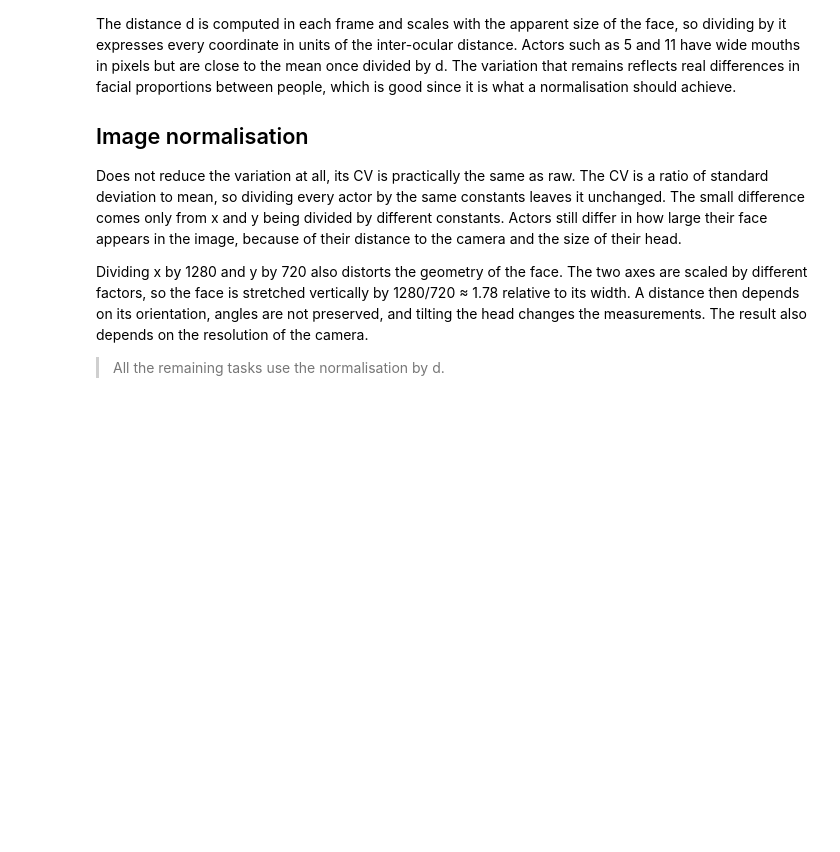
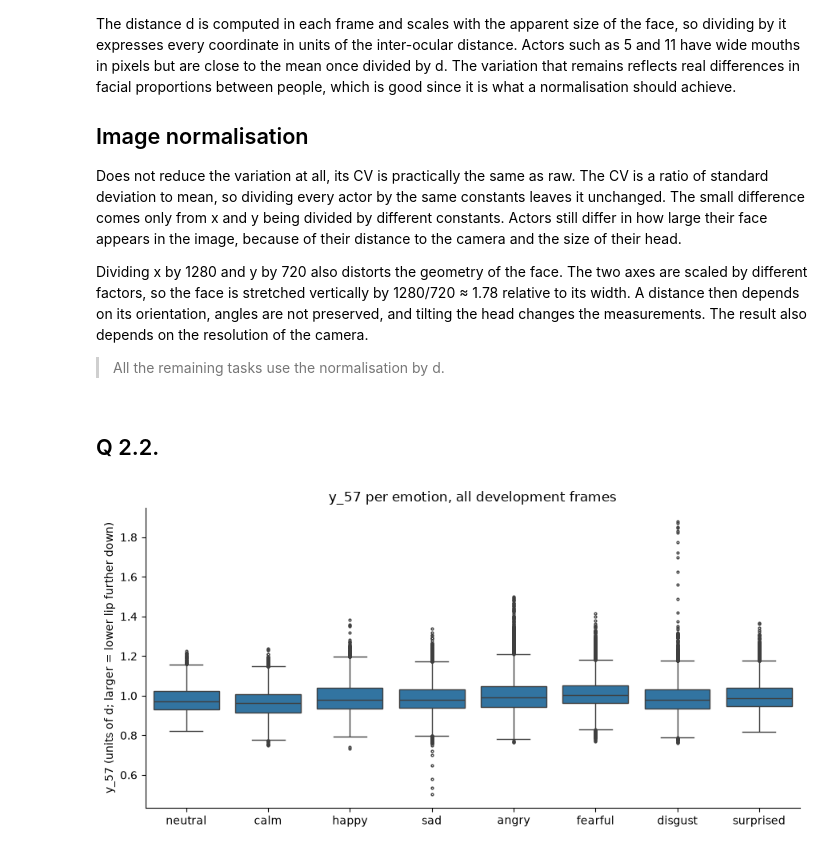
Before and after one commit to migasantunes/Emotion_Recognition, a Jupyter notebook: notebooks/02_quality.ipynb, the cells around one changed output. Drawn from its saved outputs; the diff is of its cells as text; code cells hidden in the pictures; blank space fills up the shorter version.

```diff
--- a/notebooks/02_quality.ipynb
+++ b/notebooks/02_quality.ipynb
@@ -195,3 +196,21 @@ Dividing x by 1280 and y by 720 also distorts the geometry of the face. The two
 A distance then depends on its orientation, angles are not preserved, and tilting the head changes the measurements. The result also depends on the resolution of the camera.
 
 > All the remaining tasks use the normalisation by d.
+# %% [markdown]
+## Q 2.2.
+# %%
+coord = "y_57"
+order = list(cfg.EMOTIONS.values())
+plot_df = df_d.assign(emotion_name=df_d["emotion"].map(cfg.EMOTIONS))
+
+fig, ax = plt.subplots(figsize=(9, 4.5))
+sns.boxplot(data=plot_df, x="emotion_name", y=coord, order=order,
+            whis=1.5, fliersize=2, color="tab:blue", ax=ax)
+ax.set_xlabel("")
+ax.set_ylabel(f"{coord} (units of d; larger = lower lip further down)")
+ax.set_title(f"{coord} per emotion, all development frames")
+sns.despine(ax=ax)
+plt.tight_layout()
+plt.show()
+# %% [output]
+[figure, added]
```
Also changed, not shown: parts of 15 cells of this notebook, 2 other files.
